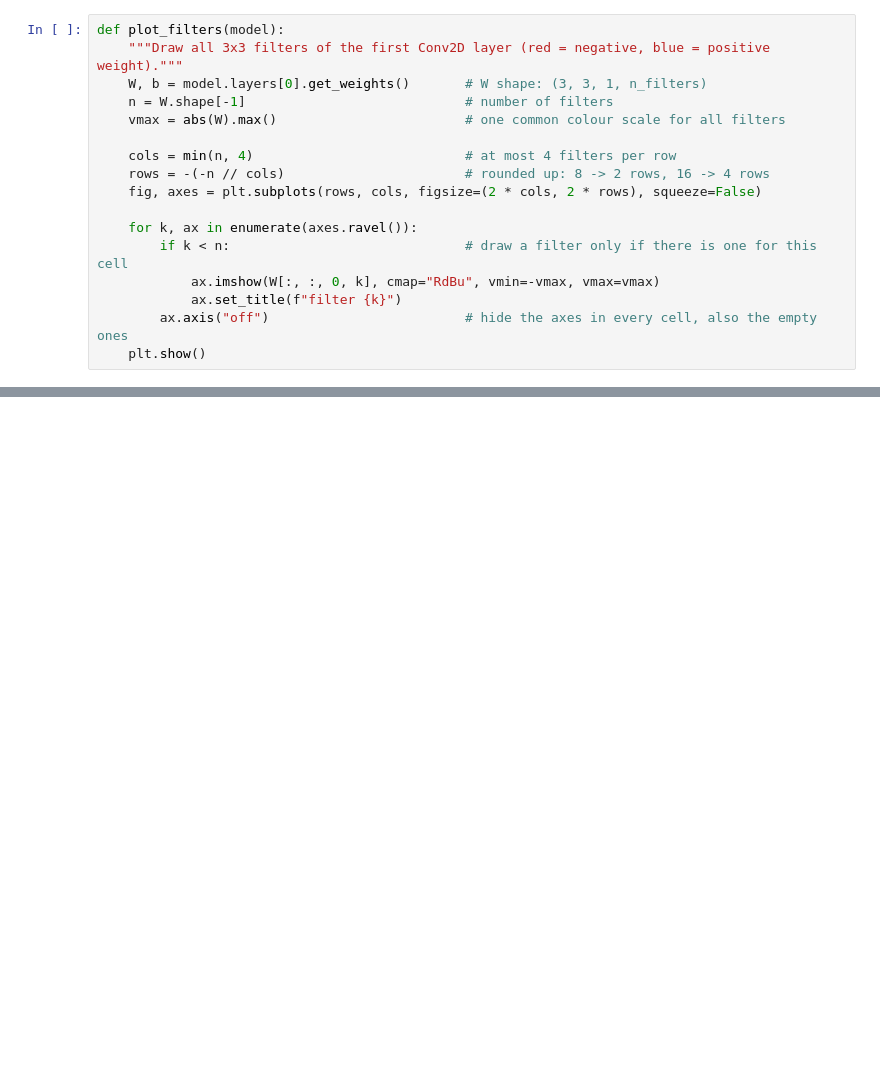
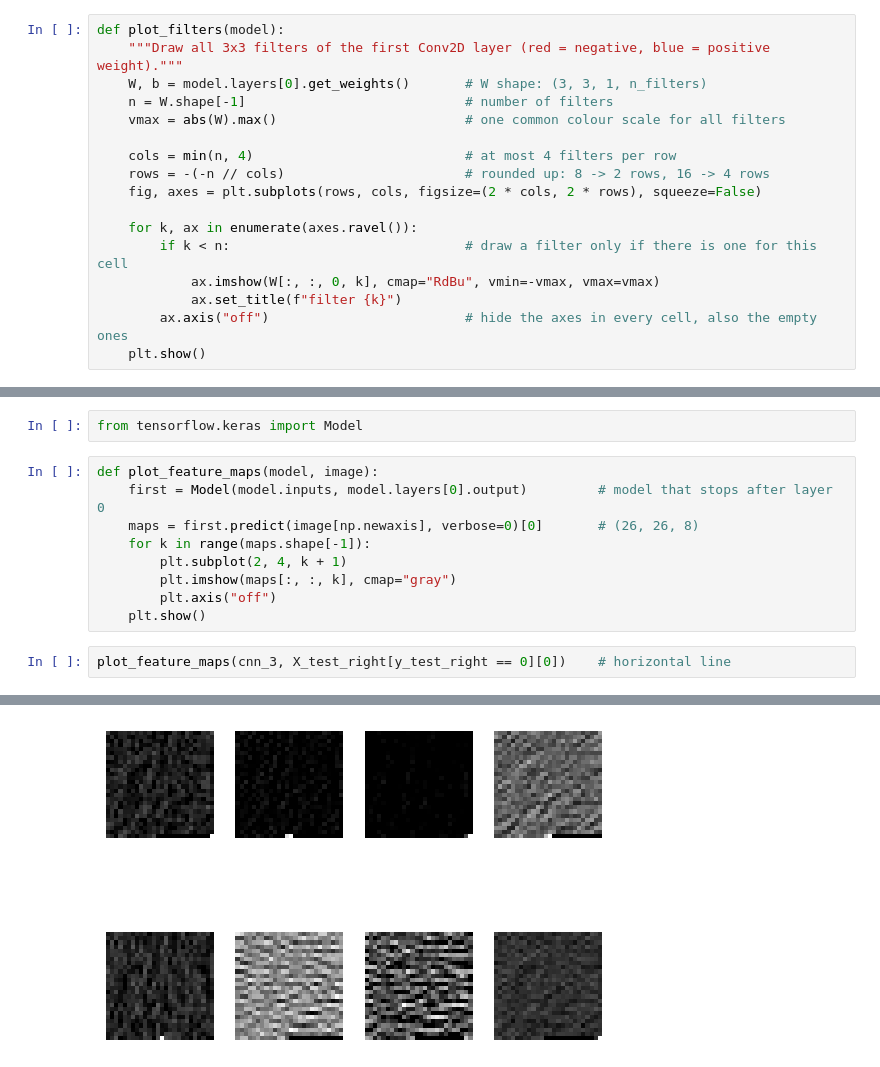
Before and after one commit to michallitwin/python-learning, a Jupyter notebook: python_dl/Deep_learning/Cnn_exercises_keras.ipynb, the cells around one changed output, grey strips where cells are left out. Saved outputs shown, nothing was run; the diff lists cells and outputs as text; blank space fills up the shorter version.

```diff
--- a/python_dl/Deep_learning/Cnn_exercises_keras.ipynb
+++ b/python_dl/Deep_learning/Cnn_exercises_keras.ipynb
@@ -883,0 +914,14 @@ plot_filters(cnn_3)
+# %%
+from tensorflow.keras import Model
+# %%
+def plot_feature_maps(model, image):
+    first = Model(model.inputs, model.layers[0].output)         # model that stops after layer 0
+    maps = first.predict(image[np.newaxis], verbose=0)[0]       # (26, 26, 8)
+    for k in range(maps.shape[-1]):
+        plt.subplot(2, 4, k + 1)
+        plt.imshow(maps[:, :, k], cmap="gray")
+        plt.axis("off")
+    plt.show()
+# %%
+plot_feature_maps(cnn_3, X_test_right[y_test_right == 0][0])    # horizontal line
+# %% [output]
@@ -883,0 +929 @@ plot_filters(cnn_3)
+[figure, added]
```
Also changed, not shown: parts of 31 cells of this notebook.
